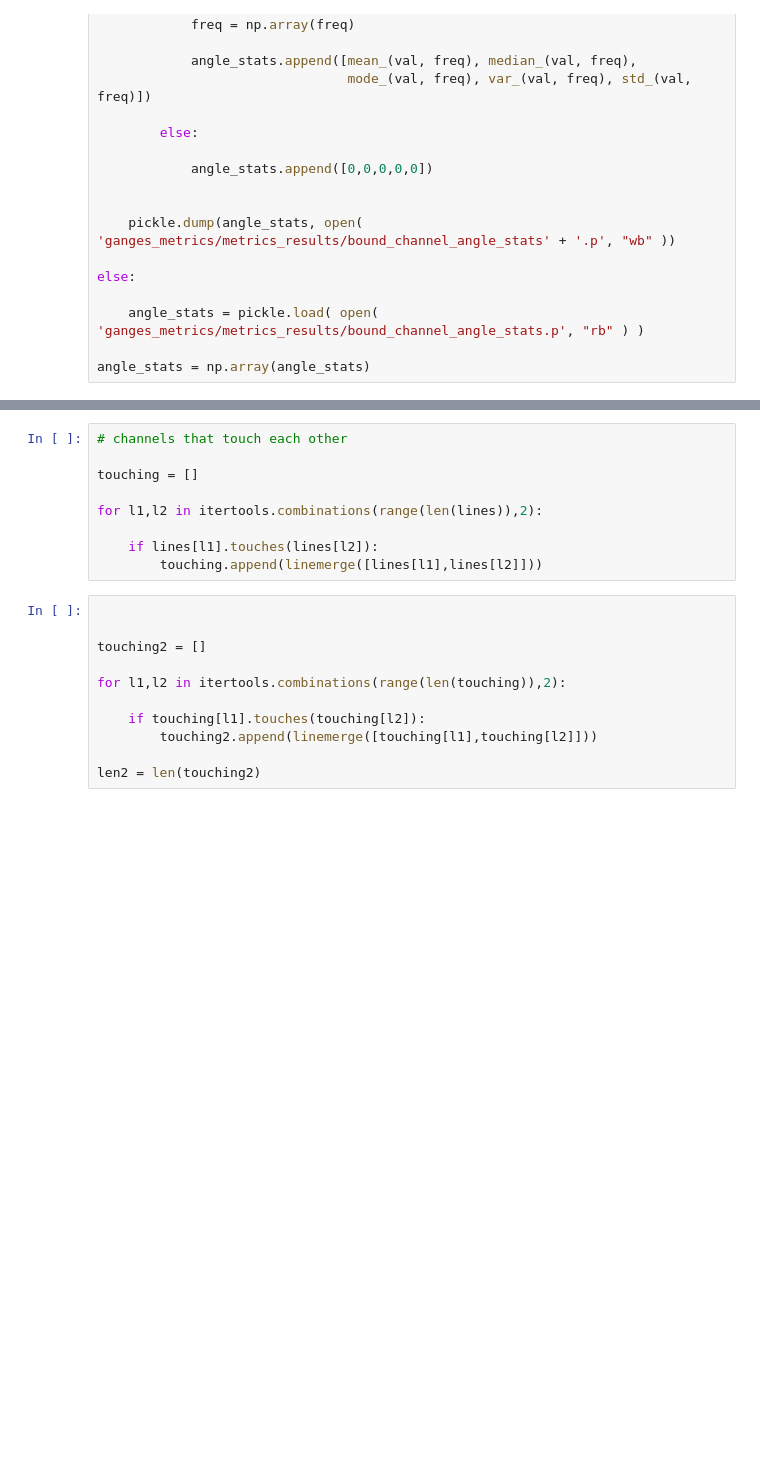
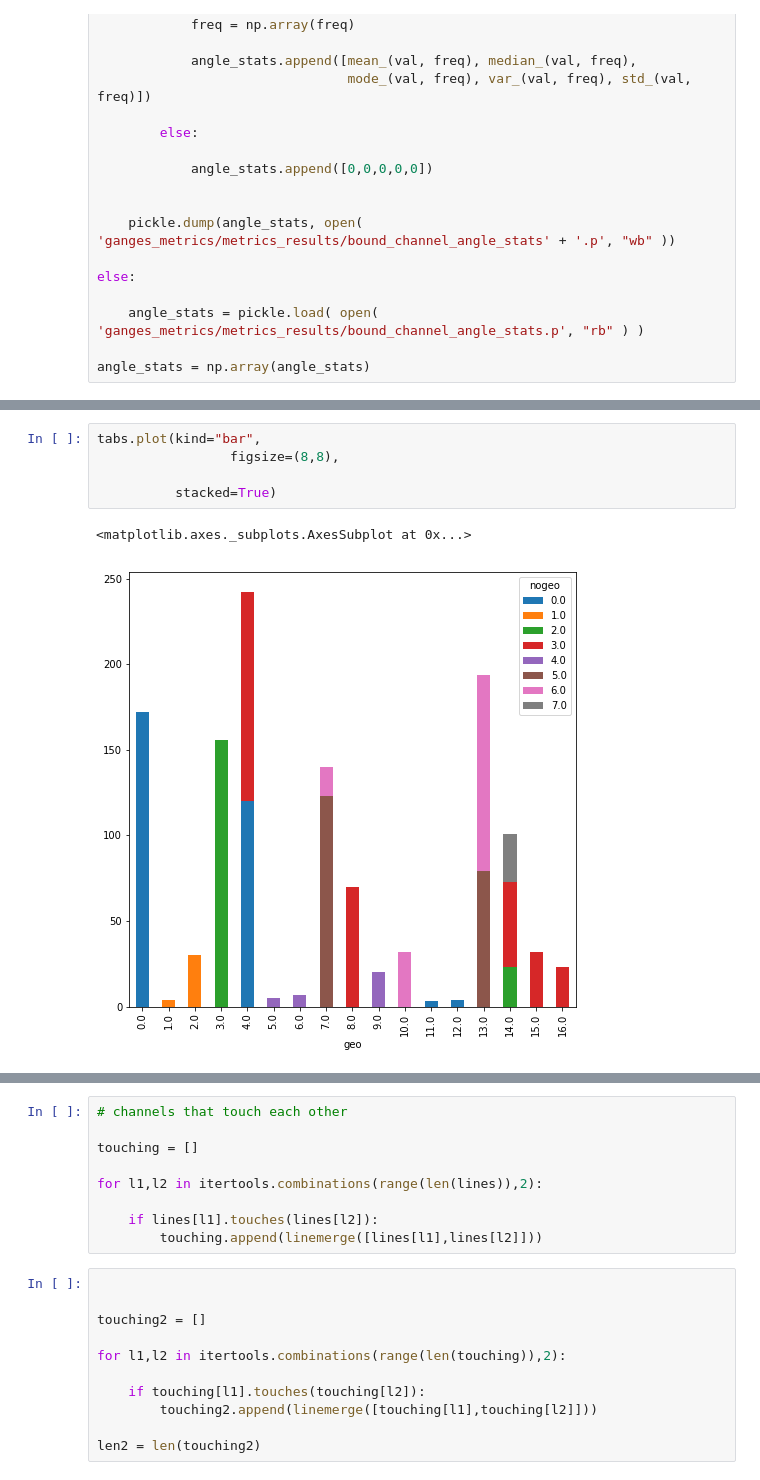
Before and after one commit to mperignon/delta_metrics, a Jupyter notebook: island_metrics.ipynb, the cells around one changed output, grey strips where cells are left out. Saved outputs shown, nothing was run; the diff lists cells and outputs as text; blank space fills up the shorter version.

```diff
--- a/island_metrics.ipynb
+++ b/island_metrics.ipynb
@@ -1970,0 +2741,8 @@ plt.plot(x,y)
+# %%
+tabs.plot(kind="bar",
+                 figsize=(8,8),
+
+          stacked=True)
+# %% [output]
+<matplotlib.axes._subplots.AxesSubplot at 0x...>
+[figure, added]
```
Also changed, not shown: parts of 126 cells of this notebook, 14 other files.
